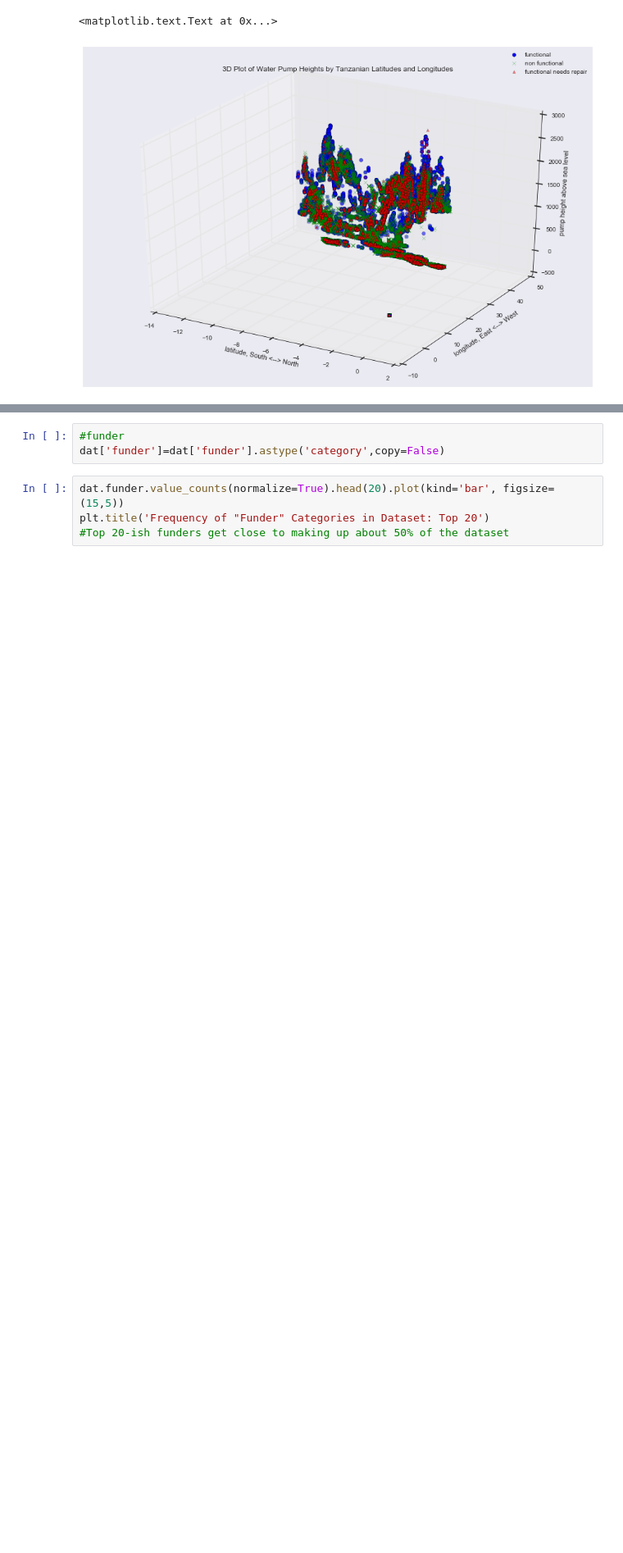
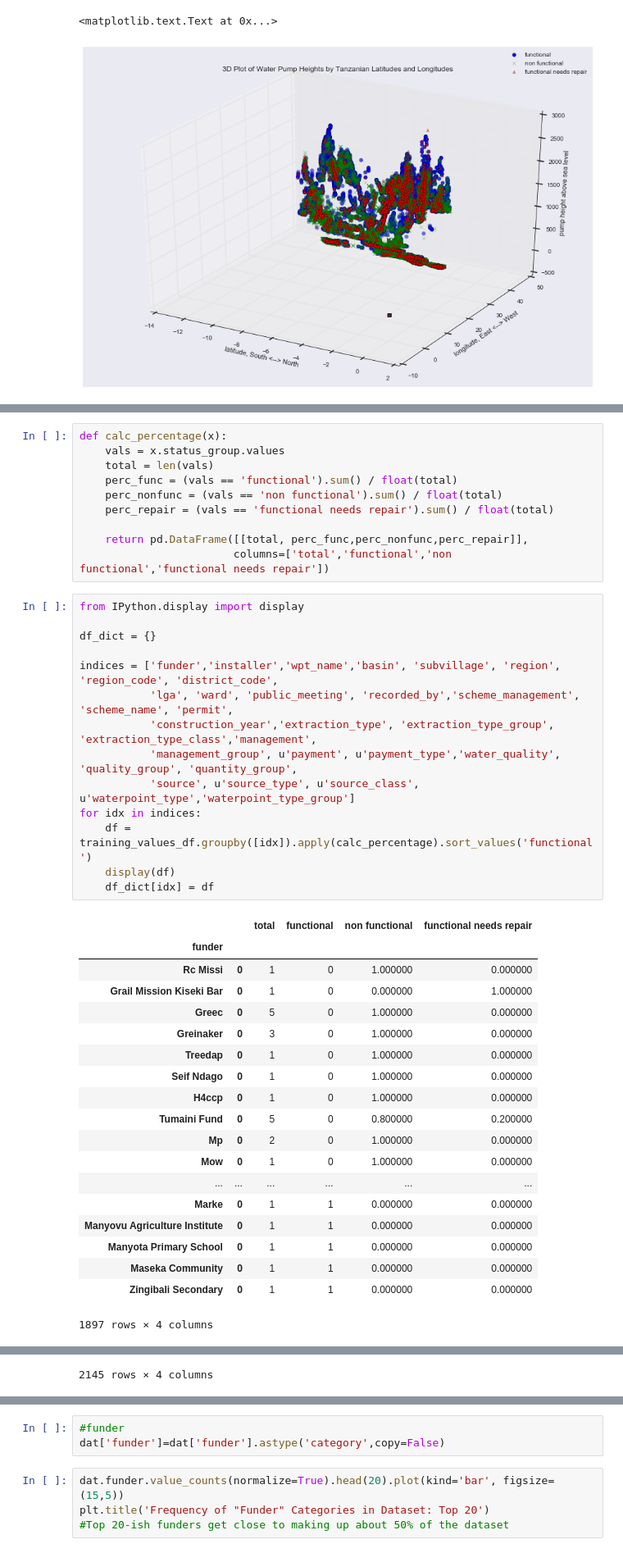
Before and after one commit to ashirwad08/predict-water-pump-failure, a Jupyter notebook: data_discovery.ipynb, the cells around one changed output, grey strips where cells are left out. Shown at 82% size. Cells and saved outputs as stored; diff of their text form; blank space fills up the shorter version.

```diff
--- a/data_discovery.ipynb
+++ b/data_discovery.ipynb
@@ -200,0 +262,44 @@ ax.set_title('3D Plot of Water Pump Heights by Tanzanian Latitudes and Longitude
+# %%
+def calc_percentage(x):
+    vals = x.status_group.values
+    total = len(vals)
+    perc_func = (vals == 'functional').sum() / float(total)
+    perc_nonfunc = (vals == 'non functional').sum() / float(total)
+    perc_repair = (vals == 'functional needs repair').sum() / float(total)
+
+    return pd.DataFrame([[total, perc_func,perc_nonfunc,perc_repair]],
+                        columns=['total','functional','non functional','functional needs repair'])
+# %%
+from IPython.display import display
+
+df_dict = {}
+
+indices = ['funder','installer','wpt_name','basin', 'subvillage', 'region', 'region_code', 'district_code',
+           'lga', 'ward', 'public_meeting', 'recorded_by','scheme_management', 'scheme_name', 'permit',
+           'construction_year','extraction_type', 'extraction_type_group', 'extraction_type_class','management',
+           'management_group', u'payment', u'payment_type','water_quality', 'quality_group', 'quantity_group',
+           'source', u'source_type', u'source_class', u'waterpoint_type','waterpoint_type_group']
+for idx in indices:
+    df = training_values_df.groupby([idx]).apply(calc_percentage).sort_values('functional')
+    display(df)
+    df_dict[idx] = df
+# %% [output]
+|  |  | total | functional | non functional | functional needs repair |
+| funder |  |  |  |  |  |
+| Rc Missi | 0 | 1 | 0 | 1.000000 | 0.000000 |
+| Grail Mission Kiseki Bar | 0 | 1 | 0 | 0.000000 | 1.000000 |
+| Greec | 0 | 5 | 0 | 1.000000 | 0.000000 |
+| Greinaker | 0 | 3 | 0 | 1.000000 | 0.000000 |
+| Treedap | 0 | 1 | 0 | 1.000000 | 0.000000 |
+| Seif Ndago | 0 | 1 | 0 | 1.000000 | 0.000000 |
+| H4ccp | 0 | 1 | 0 | 1.000000 | 0.000000 |
+| Tumaini Fund | 0 | 5 | 0 | 0.800000 | 0.200000 |
+| Mp | 0 | 2 | 0 | 1.000000 | 0.000000 |
+| Mow | 0 | 1 | 0 | 1.000000 | 0.000000 |
+| ... | ... | ... | ... | ... | ... |
+| Marke | 0 | 1 | 1 | 0.000000 | 0.000000 |
+| Manyovu Agriculture Institute | 0 | 1 | 1 | 0.000000 | 0.000000 |
+| Manyota Primary School | 0 | 1 | 1 | 0.000000 | 0.000000 |
+| Maseka Community | 0 | 1 | 1 | 0.000000 | 0.000000 |
+| Zingibali Secondary | 0 | 1 | 1 | 0.000000 | 0.000000 |
+1897 rows × 4 columns
@@ -200,0 +324 @@ ax.set_title('3D Plot of Water Pump Heights by Tanzanian Latitudes and Longitude
+2145 rows × 4 columns
```
Also changed, not shown: parts of 8 cells of this notebook.
